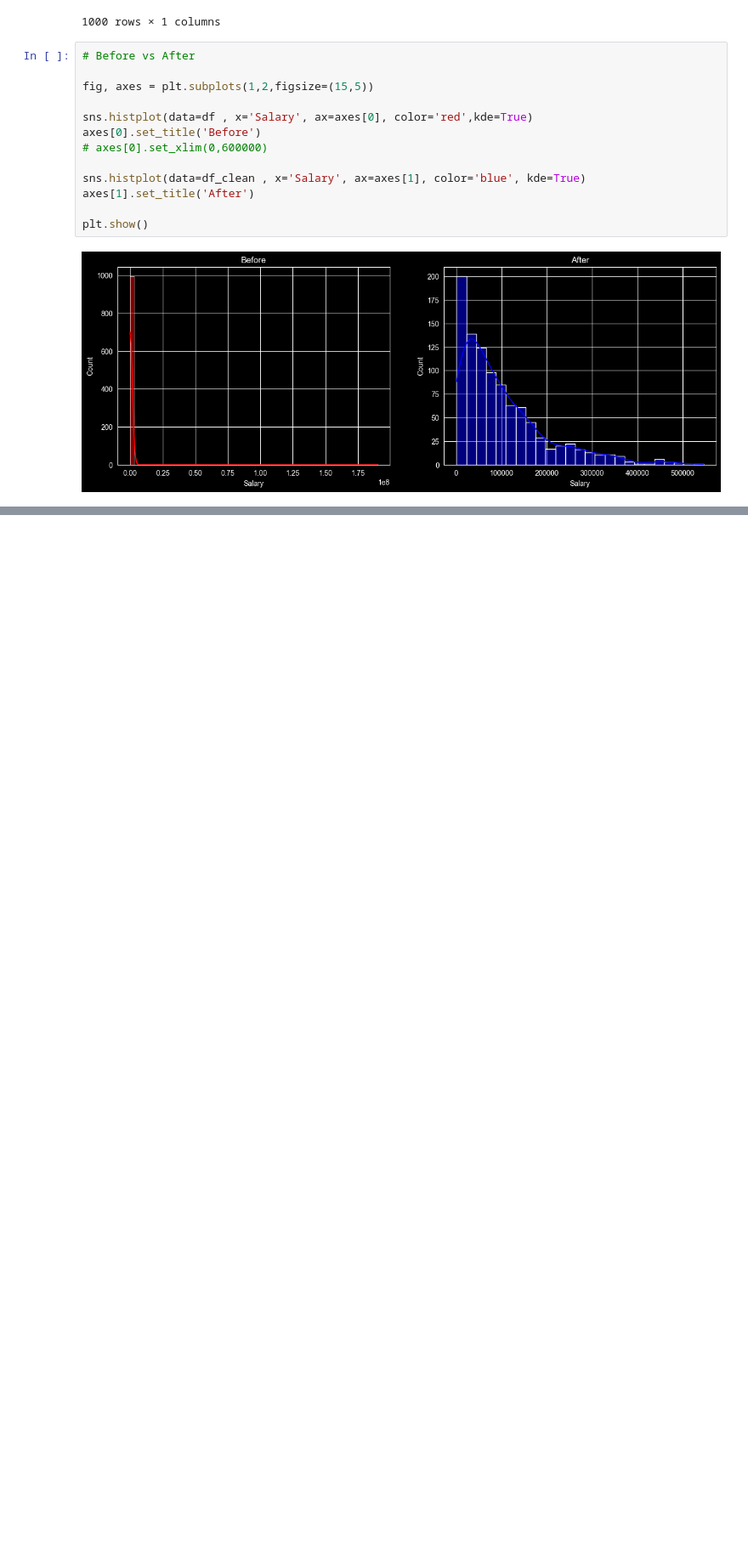
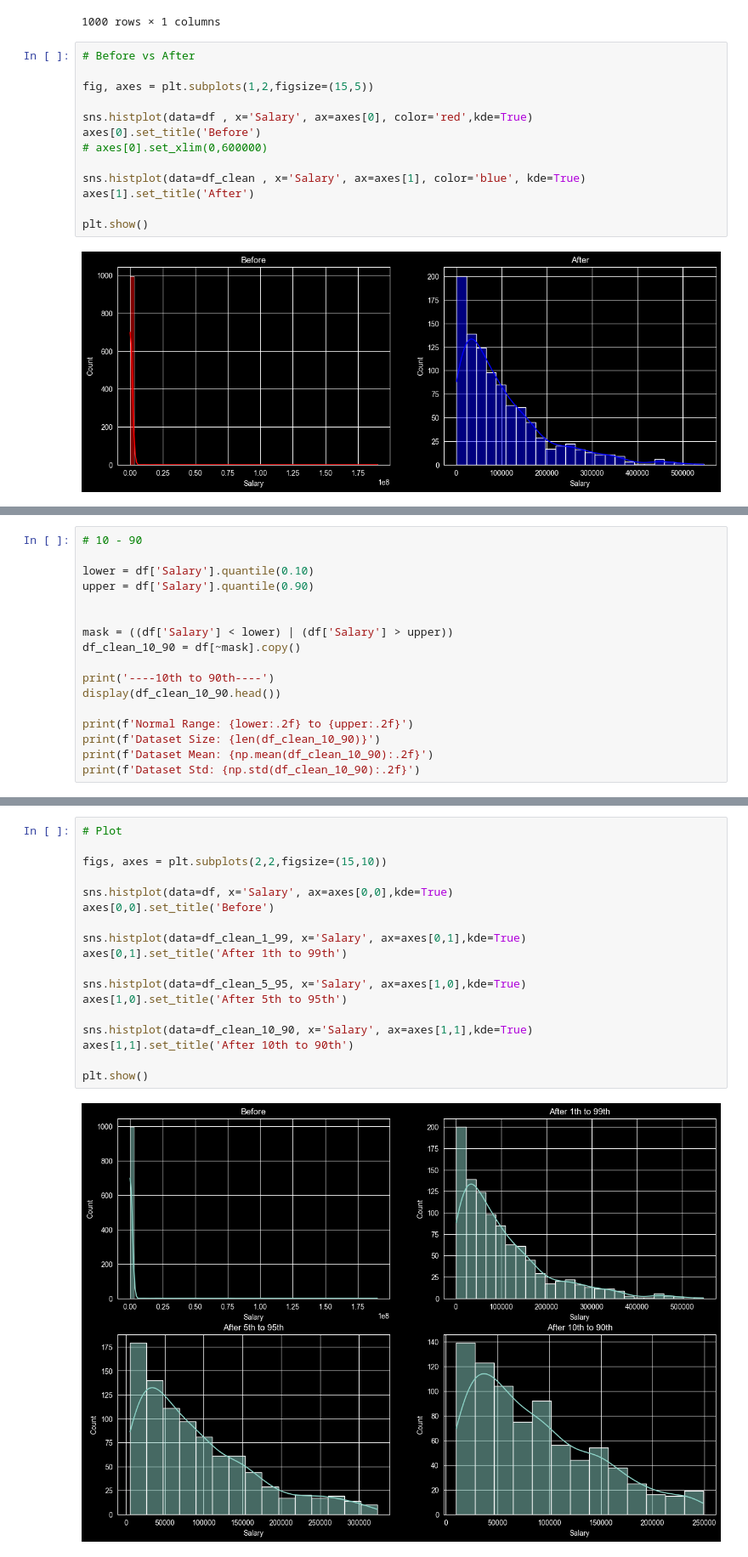
Before and after one commit to krish-desai-123/Data-Preprocessing-and-Feature-Engineering, a Jupyter notebook: Lab_Work_2_5.ipynb, the cells around one changed output, grey strips where cells are left out. Shown at 85% size. Saved outputs shown, nothing was run; the diff lists cells and outputs as text; blank space fills up the shorter version.

```diff
--- a/Lab_Work_2_5.ipynb
+++ b/Lab_Work_2_5.ipynb
@@ -87,0 +148,17 @@ plt.show()
+# %%
+# 10 - 90
+
+lower = df['Salary'].quantile(0.10)
+upper = df['Salary'].quantile(0.90)
+
+
+mask = ((df['Salary'] < lower) | (df['Salary'] > upper))
+df_clean_10_90 = df[~mask].copy()
+
+print('----10th to 90th----')
+display(df_clean_10_90.head())
+
+print(f'Normal Range: {lower:.2f} to {upper:.2f}')
+print(f'Dataset Size: {len(df_clean_10_90)}')
+print(f'Dataset Mean: {np.mean(df_clean_10_90):.2f}')
+print(f'Dataset Std: {np.std(df_clean_10_90):.2f}')
@@ -87,0 +177,20 @@ plt.show()
+# %%
+# Plot
+
+figs, axes = plt.subplots(2,2,figsize=(15,10))
+
+sns.histplot(data=df, x='Salary', ax=axes[0,0],kde=True)
+axes[0,0].set_title('Before')
+
+sns.histplot(data=df_clean_1_99, x='Salary', ax=axes[0,1],kde=True)
+axes[0,1].set_title('After 1th to 99th')
+
+sns.histplot(data=df_clean_5_95, x='Salary', ax=axes[1,0],kde=True)
+axes[1,0].set_title('After 5th to 95th')
+
+sns.histplot(data=df_clean_10_90, x='Salary', ax=axes[1,1],kde=True)
+axes[1,1].set_title('After 10th to 90th')
+
+plt.show()
+# %% [output]
+[figure, added]
```
Also changed, not shown: parts of 11 cells of this notebook.
